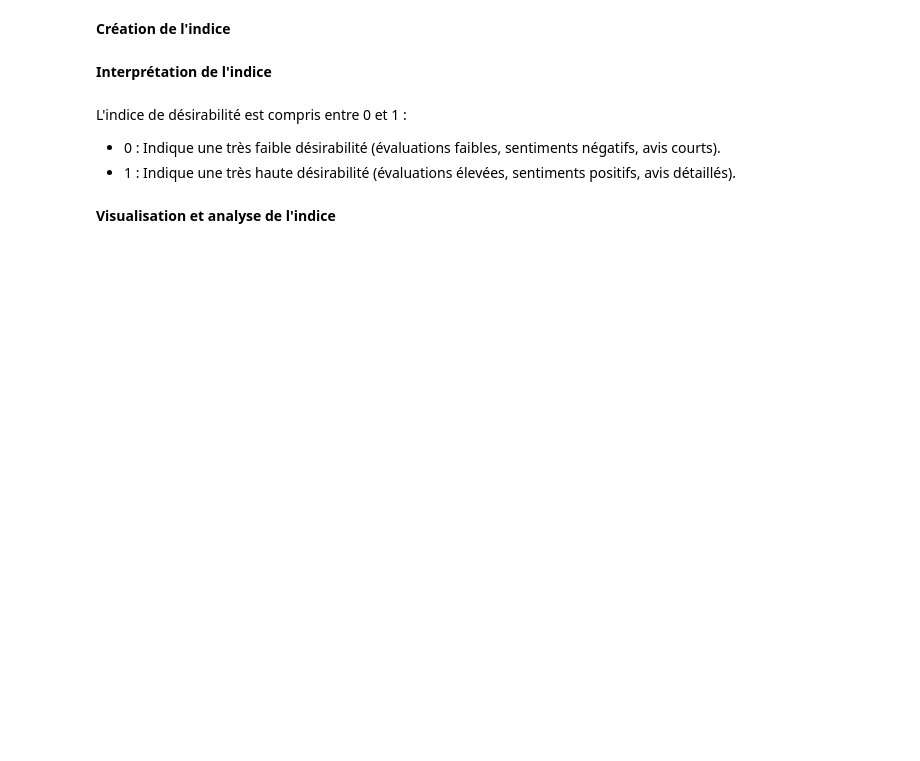
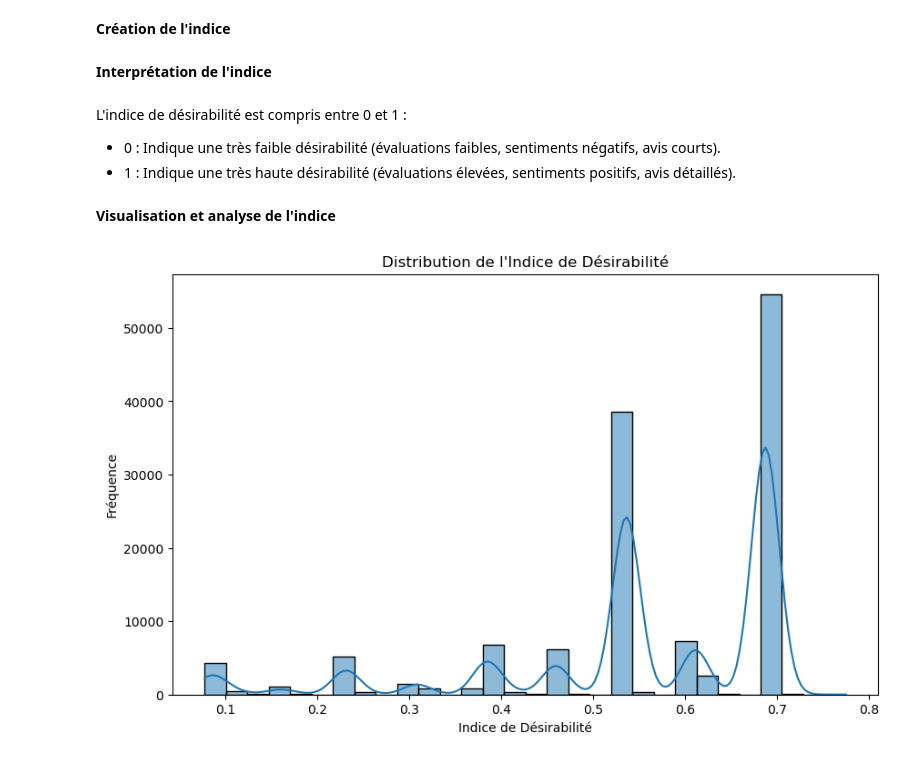
Before and after one commit to MaevaEbengue/Fashion_Nova_Brand_Desirability_Index, a Jupyter notebook: Fashion_Nova_Brand_Desirability_Index.ipynb, the cells around one changed output. Drawn from its saved outputs; the diff is of its cells as text; code cells hidden in the pictures; blank space fills up the shorter version.

```diff
--- a/Fashion_Nova_Brand_Desirability_Index.ipynb
+++ b/Fashion_Nova_Brand_Desirability_Index.ipynb
@@ -257,21 +278,10 @@ L'indice de désirabilité est compris entre 0 et 1 :
 # %%
 # Visualiser la distribution de l'indice de désirabilité
 plt.figure(figsize=(10, 6))
 sns.histplot(df['Desirability Index'], bins=30, kde=True)
 plt.title('Distribution de l\'Indice de Désirabilité')
 plt.xlabel('Indice de Désirabilité')
 plt.ylabel('Fréquence')
 plt.show()
-
-# Définir un seuil pour regrouper les pays avec peu d'avis
-threshold = 20  # Par exemple, regrouper les pays avec moins de 20 avis
-
-# Créer une nouvelle colonne pour regrouper les petits pays
-df['Country Grouped'] = df['Country'].apply(lambda x: x if df['Country'].value_counts()[x] > threshold else 'Autres')
-
-# Créer le graphique
-plt.figure(figsize=(10, 6))
-sns.barplot(x='Country Grouped', y='Desirability Index', data=df, estimator=lambda x: sum(x)/len(x), palette='viridis')
-plt.title('Indice de Désirabilité Moyen par Pays (avec regroupement)')
-plt.xticks(rotation=45, ha='right')
-plt.show()
+# %% [output]
+[figure, added]
```
Also changed, not shown: parts of 7 cells of this notebook, 1 other file.
